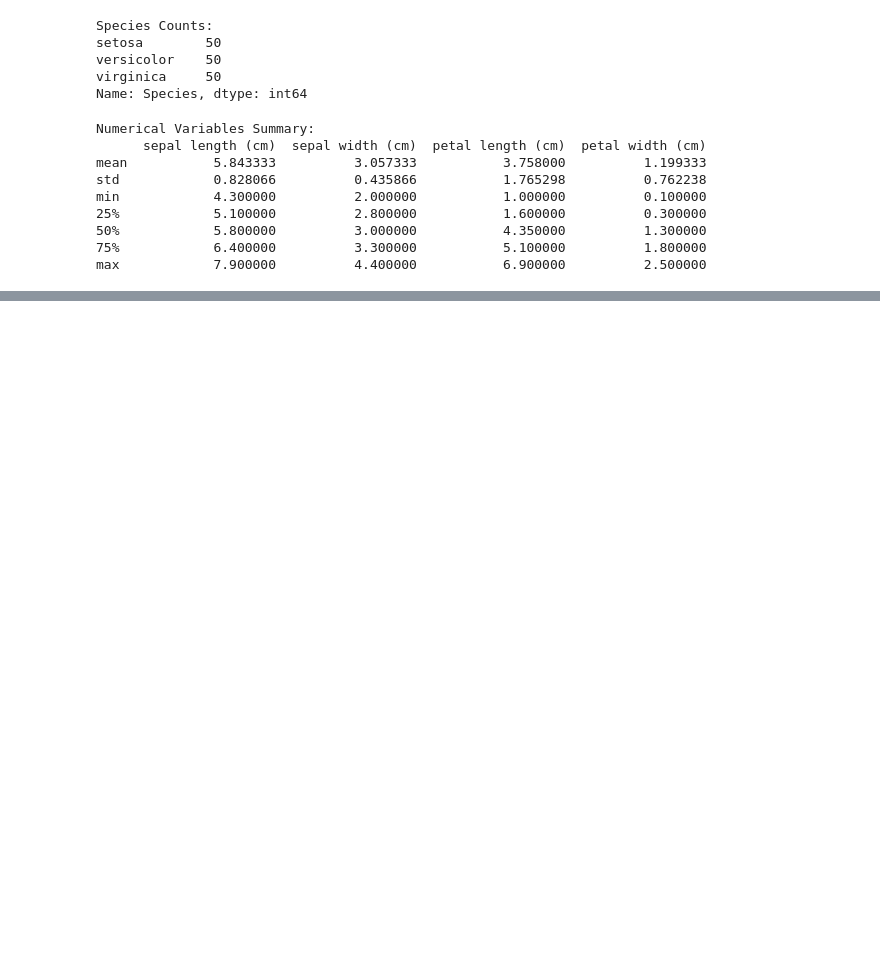
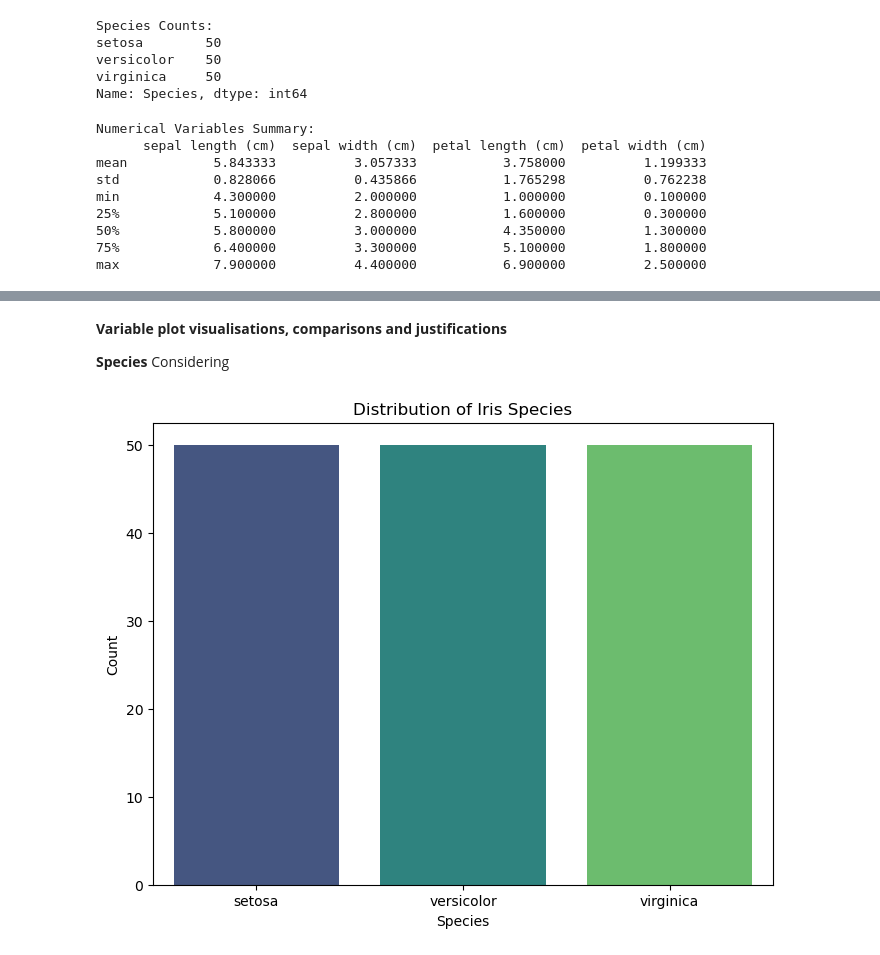
Before and after one commit to Gerbs2193/Fundamentals-of-Data-Analysis, a Jupyter notebook: project.ipynb/project.ipynb, the cells around one changed output, grey strips where cells are left out. Drawn from its saved outputs; the diff is of its cells as text; code cells hidden in the pictures; blank space fills up the shorter version.

Commit message:
species

```diff
--- a/project.ipynb/project.ipynb
+++ b/project.ipynb/project.ipynb
@@ -160,0 +207,23 @@ General observations of the summary stats prior to var visualisations
+# %% [markdown]
+**Variable plot visualisations, comparisons and justifications**
+
+**Species**  Considering
+# %%
+import matplotlib.pyplot as plt
+import seaborn as sns
+from sklearn.datasets import load_iris
+import pandas as pd
+iris = load_iris()
+iris_df = pd.DataFrame(data=iris.data, columns=iris.feature_names)
+iris_df['species'] = iris.target_names[iris.target]
+
+# stacked bar plotting
+plt.figure(figsize=(8, 6))
+sns.countplot(data=iris_df, x='species', palette='viridis')
+
+plt.title('Distribution of Iris Species')
+plt.xlabel('Species')
+plt.ylabel('Count')
+plt.show()
+# %% [output]
+[figure, added]
```
Also changed, not shown: parts of 3 cells of this notebook.
